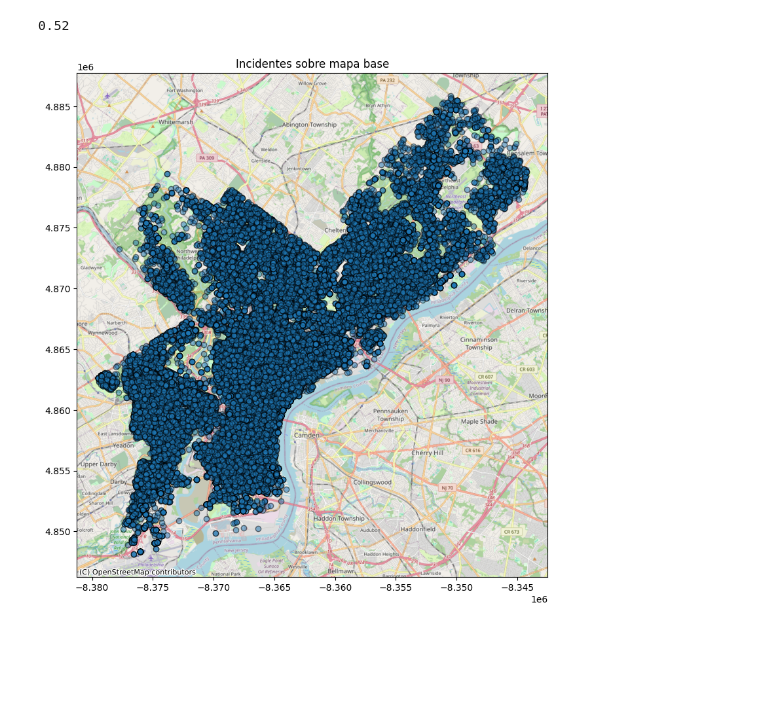
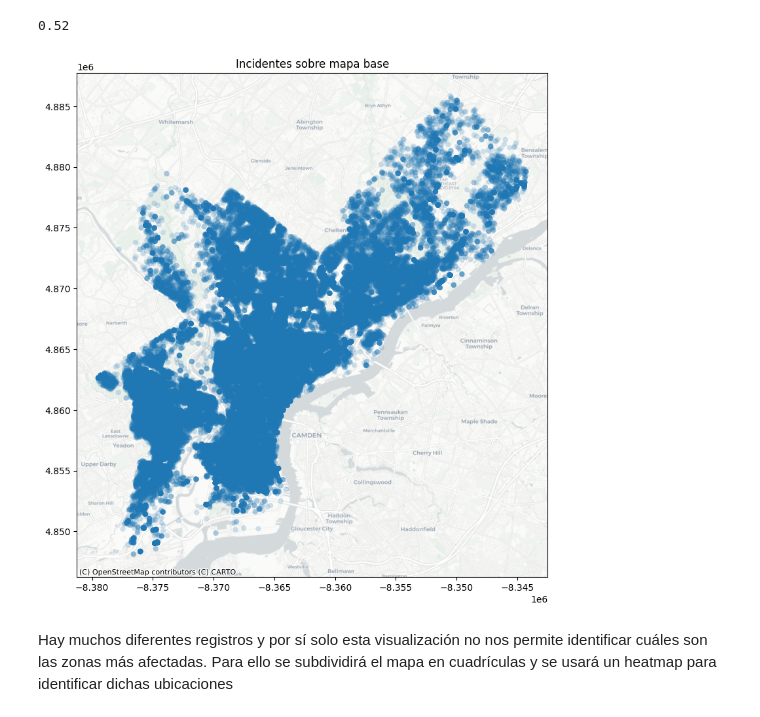
Before and after one commit to dnunez29/Trabajo-Final-Graduacion, a Jupyter notebook: Scripts/TFM_DanielNunezVargas_Cartografica.ipynb, the cells around one changed output. Drawn from its saved outputs; the diff is of its cells as text; code cells hidden in the pictures; blank space fills up the shorter version.

```diff
--- a/Scripts/TFM_DanielNunezVargas_Cartografica.ipynb
+++ b/Scripts/TFM_DanielNunezVargas_Cartografica.ipynb
@@ -20,7 +24,7 @@ Haciendo un plot sobre la cartografía consultada:
 gdf = gdf.to_crs(epsg=3857)
 
 ax = gdf.plot(figsize=(10, 10), edgecolor='black', alpha=0.5)
-ctx.add_basemap(ax, source=ctx.providers.OpenStreetMap.Mapnik)
+ctx.add_basemap(ax, source=ctx.providers.CartoDB.Positron)
 plt.title("Incidentes sobre mapa base")
 plt.show()
 # %% [output]
@@ -178,9 +182,11 @@ gdf_fill_na = gpd.GeoDataFrame(
 # %%
 gdf_fill_na = gdf_fill_na.to_crs(epsg=3857)
 
-ax = gdf_fill_na.plot(figsize=(10, 10), edgecolor='black', alpha=0.5)
-ctx.add_basemap(ax, source=ctx.providers.OpenStreetMap.Mapnik)
+ax = gdf_fill_na.plot(figsize=(10, 10), edgecolor='none', alpha=0.2)
+ctx.add_basemap(ax, source=ctx.providers.CartoDB.Positron) # ctx.providers.CartoDB.Positron
 plt.title("Incidentes sobre mapa base")
 plt.show()
 # %% [output]
-[figure, old version]
+[figure, new version]
+# %% [markdown]
+Hay muchos diferentes registros y por sí solo esta visualización no nos permite identificar cuáles son las zonas más afectadas. Para ello se subdividirá el mapa en cuadrículas y se usará un heatmap para identificar dichas ubicaciones
```
Also changed, not shown: parts of 5 cells of this notebook, 2 other files.
